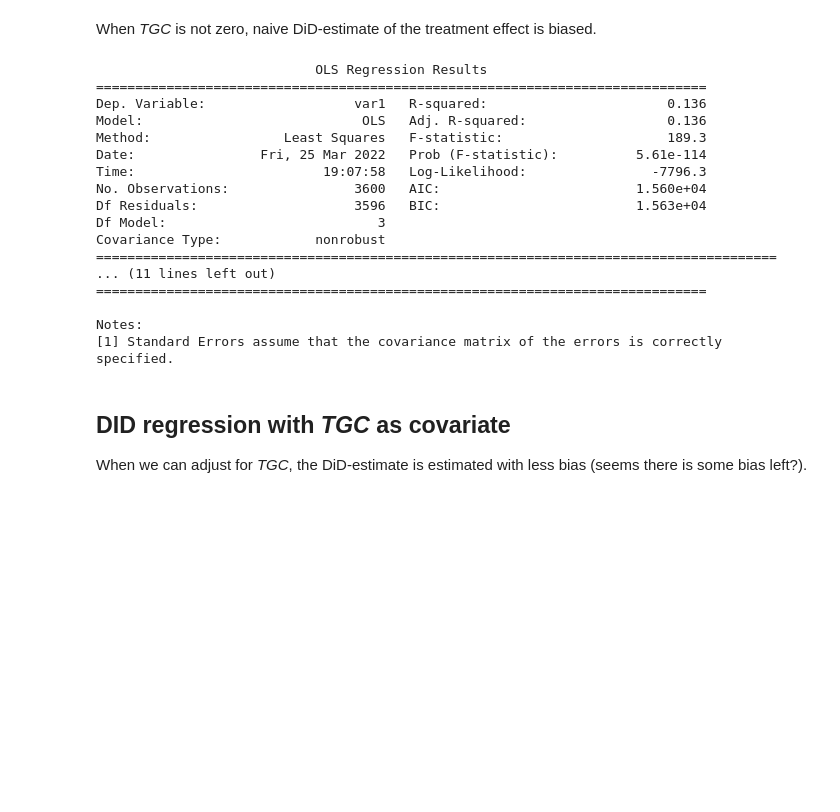
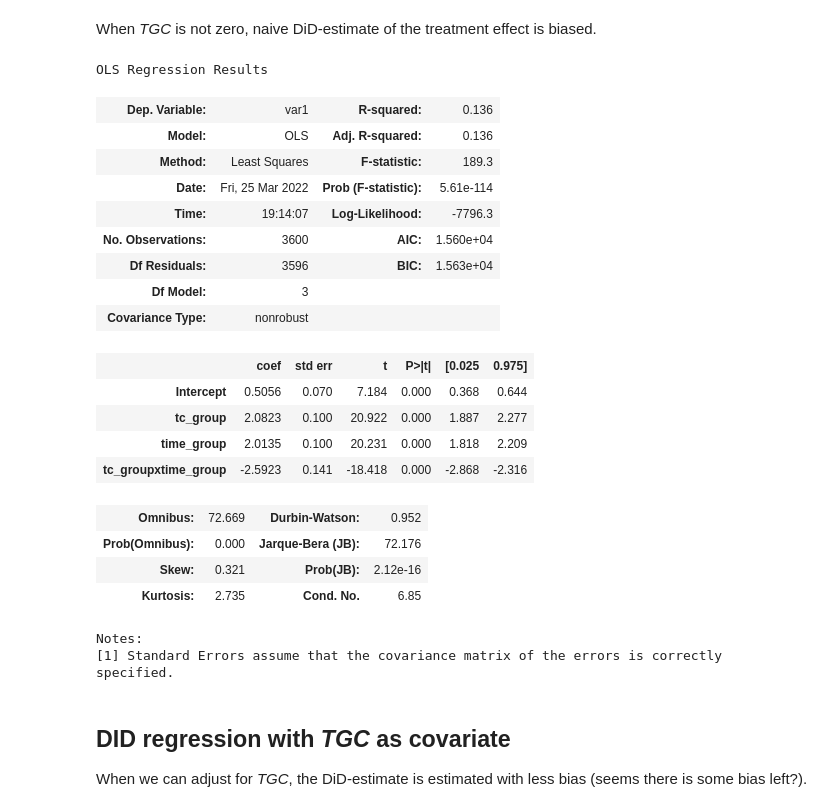
Before and after one commit to NoobQuant/Data_Science_Projects, a Jupyter notebook: stats/regression_basics/did_in_repeated_crossec.ipynb, the cells around one changed output. Saved outputs shown, nothing was run; the diff lists cells and outputs as text; code cells hidden in the pictures; blank space fills up the shorter version.

```diff
--- a/stats/regression_basics/did_in_repeated_crossec.ipynb
+++ b/stats/regression_basics/did_in_repeated_crossec.ipynb
@@ -289,25 +293,29 @@ When *TGC* is not zero, naive DiD-estimate of the treatment effect is biased.
 # %%
 reg_str = "var1 ~ 1 + tc_group + time_group + tc_groupxtime_group"
 res = smf.ols(reg_str, data=df_2).fit()
-print(res.summary())
+res.summary()
 # %% [output]
-                            OLS Regression Results
-==============================================================================
-Dep. Variable:                   var1   R-squared:                       0.136
-Model:                            OLS   Adj. R-squared:                  0.136
-Method:                 Least Squares   F-statistic:                     189.3
-Date:                Fri, 25 Mar 2022   Prob (F-statistic):          5.61e-114
-Time:                        19:07:58   Log-Likelihood:                -7796.3
-No. Observations:                3600   AIC:                         1.560e+04
-Df Residuals:                    3596   BIC:                         1.563e+04
-Df Model:                           3
-Covariance Type:            nonrobust
-=======================================================================================
-... (11 lines left out)
-==============================================================================
-
-Notes:
-[1] Standard Errors assume that the covariance matrix of the errors is correctly specified.
+OLS Regression Results
+| Dep. Variable: | var1 | R-squared: | 0.136 |
+| Model: | OLS | Adj. R-squared: | 0.136 |
+| Method: | Least Squares | F-statistic: | 189.3 |
+| Date: | Fri, 25 Mar 2022 | Prob (F-statistic): | 5.61e-114 |
+| Time: | 19:14:07 | Log-Likelihood: | -7796.3 |
+| No. Observations: | 3600 | AIC: | 1.560e+04 |
+| Df Residuals: | 3596 | BIC: | 1.563e+04 |
+| Df Model: | 3 |  |  |
+| Covariance Type: | nonrobust |  |  |
+|  | coef | std err | t | P>|t| | [0.025 | 0.975] |
+| Intercept | 0.5056 | 0.070 | 7.184 | 0.000 | 0.368 | 0.644 |
+| tc_group | 2.0823 | 0.100 | 20.922 | 0.000 | 1.887 | 2.277 |
+| time_group | 2.0135 | 0.100 | 20.231 | 0.000 | 1.818 | 2.209 |
+| tc_groupxtime_group | -2.5923 | 0.141 | -18.418 | 0.000 | -2.868 | -2.316 |
+| Omnibus: | 72.669 | Durbin-Watson: | 0.952 |
+| Prob(Omnibus): | 0.000 | Jarque-Bera (JB): | 72.176 |
+| Skew: | 0.321 | Prob(JB): | 2.12e-16 |
+| Kurtosis: | 2.735 | Cond. No. | 6.85 |
+Notes:
+[1] Standard Errors assume that the covariance matrix of the errors is correctly specified.
 # %% [markdown]
 ## DID regression with *TGC* as covariate
 
```
Also changed, not shown: parts of 3 cells of this notebook.
